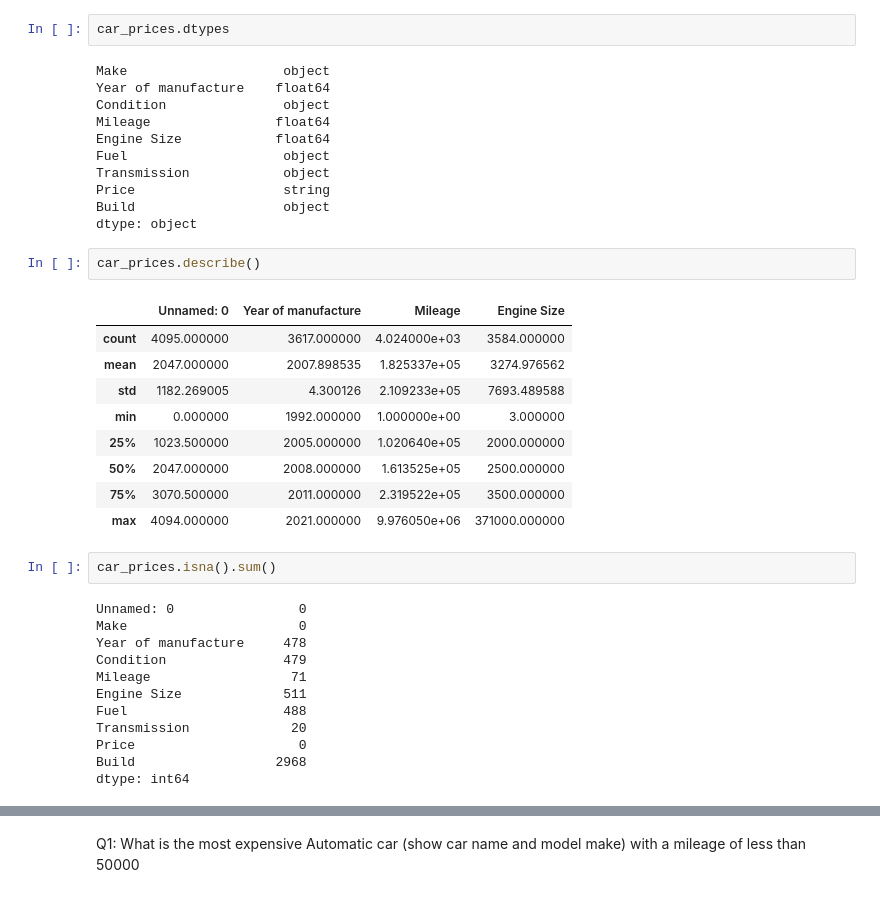
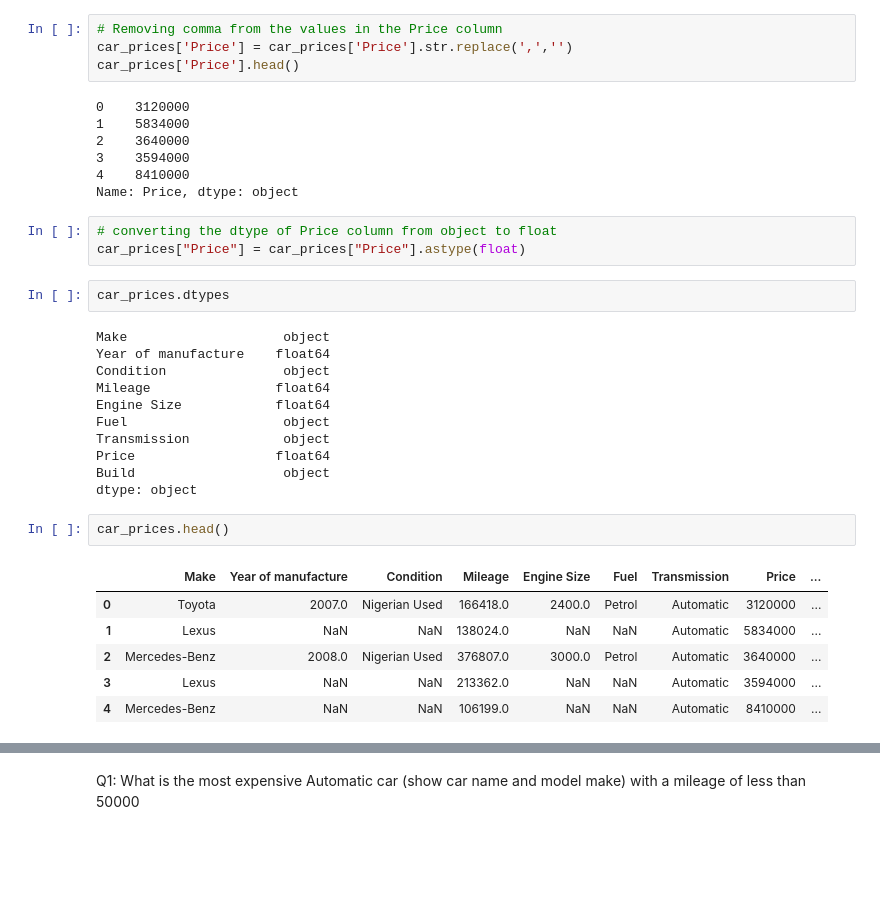
Before and after one commit to Placidus-Ali/intermediate_projects, a Jupyter notebook: week6/lesson2.ipynb, the cells around one changed output, grey strips where cells are left out. Drawn from its saved outputs; the diff is of its cells as text; blank space fills up the shorter version.

```diff
--- a/week6/lesson2.ipynb
+++ b/week6/lesson2.ipynb
@@ -29,3 +64,17 @@ Index(['Unnamed: 0', 'Make', 'Year of manufacture', 'Condition', 'Mileage',
+# %%
+# Removing comma from the values in the Price column
+car_prices['Price'] = car_prices['Price'].str.replace(',','')
+car_prices['Price'].head()
+# %% [output]
+0    3120000
+1    5834000
+2    3640000
+3    3594000
+4    8410000
+Name: Price, dtype: object
+# %%
+# converting the dtype of Price column from object to float
+car_prices["Price"] = car_prices["Price"].astype(float)
 # %%
 car_prices.dtypes
 # %% [output]
@@ -36,32 +85,15 @@ Mileage                float64
 Engine Size            float64
 Fuel                    object
 Transmission            object
-Price                   string
+Price                  float64
 Build                   object
 dtype: object
 # %%
-car_prices.describe()
+car_prices.head()
 # %% [output]
-|  | Unnamed: 0 | Year of manufacture | Mileage | Engine Size |
-| count | 4095.000000 | 3617.000000 | 4.024000e+03 | 3584.000000 |
-| mean | 2047.000000 | 2007.898535 | 1.825337e+05 | 3274.976562 |
-| std | 1182.269005 | 4.300126 | 2.109233e+05 | 7693.489588 |
-| min | 0.000000 | 1992.000000 | 1.000000e+00 | 3.000000 |
-| 25% | 1023.500000 | 2005.000000 | 1.020640e+05 | 2000.000000 |
-| 50% | 2047.000000 | 2008.000000 | 1.613525e+05 | 2500.000000 |
-| 75% | 3070.500000 | 2011.000000 | 2.319522e+05 | 3500.000000 |
-| max | 4094.000000 | 2021.000000 | 9.976050e+06 | 371000.000000 |
+|  | Make | Year of manufacture | Condition | Mileage | Engine Size | Fuel | Transmission | Price | ... |
+| 0 | Toyota | 2007.0 | Nigerian Used | 166418.0 | 2400.0 | Petrol | Automatic | 3120000 | ... |
+| 1 | Lexus | NaN | NaN | 138024.0 | NaN | NaN | Automatic | 5834000 | ... |
+| 2 | Mercedes-Benz | 2008.0 | Nigerian Used | 376807.0 | 3000.0 | Petrol | Automatic | 3640000 | ... |
+| 3 | Lexus | NaN | NaN | 213362.0 | NaN | NaN | Automatic | 3594000 | ... |
+| 4 | Mercedes-Benz | NaN | NaN | 106199.0 | NaN | NaN | Automatic | 8410000 | ... |
-# %%
-car_prices.isna().sum()
-# %% [output]
-Unnamed: 0                0
-Make                      0
-Year of manufacture     478
-Condition               479
-Mileage                  71
-Engine Size             511
-Fuel                    488
-Transmission             20
-Price                     0
-Build                  2968
-dtype: int64
```
Also changed, not shown: parts of 32 cells of this notebook, 3 other files.
